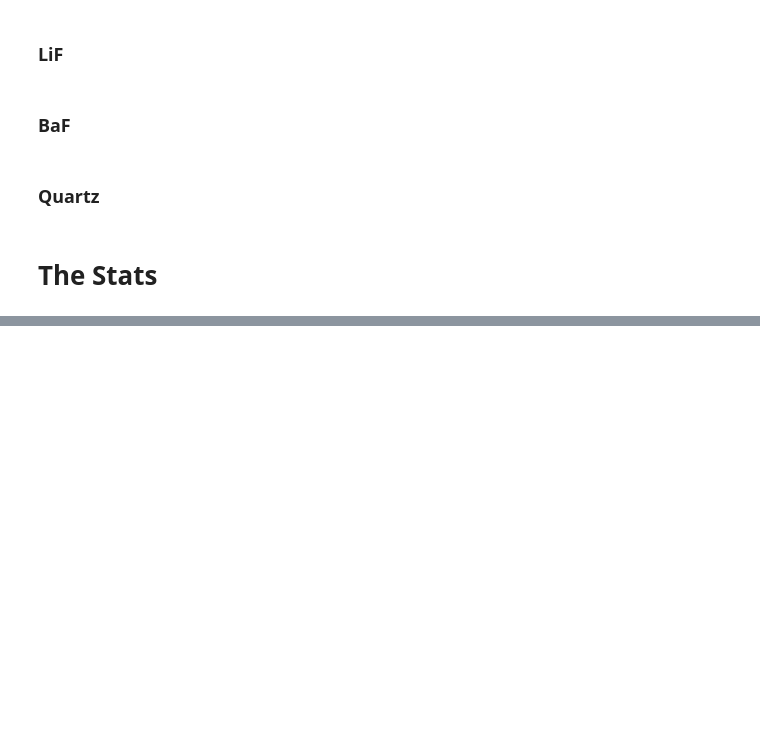
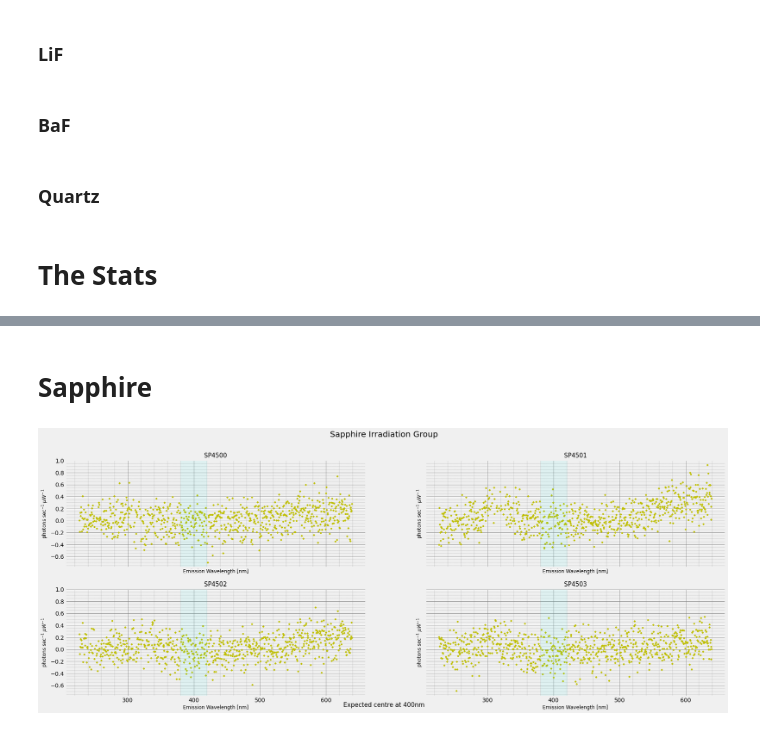
Before and after one commit to nhargy/note3cs, a Jupyter notebook: notebooks/studies/master_neutrons/MN_Statistics.ipynb, the cells around one changed output, grey strips where cells are left out. Drawn from its saved outputs; the diff is of its cells as text; code cells hidden in the pictures; blank space fills up the shorter version.

```diff
--- a/notebooks/studies/master_neutrons/MN_Statistics.ipynb
+++ b/notebooks/studies/master_neutrons/MN_Statistics.ipynb
@@ -7,7 +7,7 @@ import numpy as np
 import pandas as pd
 
 plt.rcParams['figure.figsize'] = 26, 10
-plt.style.use('dark_background')
+plt.style.use('fivethirtyeight')
 
 # custom analysis tools
 from analysis.scan import scan
@@ -744,0 +793,78 @@ Within tolerance.
+# %% [markdown]
+# Sapphire
+# %%
+sm = 5
+exp_col = 'cyan'
+alpha = 0.07
+
+fig, ((ax1,ax2) , (ax3, ax4)) = plt.subplots(nrows = 2, ncols = 2, sharex = True, sharey=True)
+
+wl = '250'
+s1, s2, s3, s4 = get_treated_data('SP4500_A', wl, irrad = True, pr = 12.25, SP=True)
+diff_4_3 = np.subtract(s4[1],s3[1])
+diff_4_2 = np.subtract(s4[1],s2[1])
+diff_4_1 = np.subtract(s4[1],s1[1])
+
+ax1.scatter(s4[0], diff_4_3, color = 'y', s = sm, marker = 'x')
+ax1.axvspan(380, 420, alpha=alpha, color=exp_col)
+
+ax1.grid(True, which='both', linestyle='-', linewidth=0.75, color='grey')
+ax1.minorticks_on()
+ax1.grid(visible=True, which='minor', color='grey', linestyle='--', linewidth=0.4)
+ax1.set_xlabel('Emission Wavelength [nm]', fontsize = 12)
+ax1.set_ylabel(r'photons sec$^{-1} \; \mu W^{-1}$', fontsize = 12)
+ax1.set_title('SP4500', fontsize = 15)
+
+wl = '250'
+s1, s2, s3, s4 = get_treated_data('SP4501_A', wl, irrad = True, pr = 12.25, SP=True)
+diff_4_3 = np.subtract(s4[1],s3[1])
+diff_4_2 = np.subtract(s4[1],s2[1])
+diff_4_1 = np.subtract(s4[1],s1[1])
+
+ax2.scatter(s4[0], diff_4_3, color = 'y', s = sm, marker = 'x')
+ax2.axvspan(380, 420, alpha=alpha, color=exp_col)
+
+ax2.grid(True, which='both', linestyle='-', linewidth=0.75, color='grey')
+ax2.minorticks_on()
+ax2.grid(visible=True, which='minor', color='grey', linestyle='--', linewidth=0.4)
+ax2.set_xlabel('Emission Wavelength [nm]', fontsize = 12)
+ax2.set_ylabel(r'photons sec$^{-1} \; \mu W^{-1}$', fontsize = 12)
+ax2.set_title('SP4501', fontsize = 15)
+
+wl = '250'
+s1, s2, s3, s4 = get_treated_data('SP4502_A', wl, irrad = True, pr = 12.25, SP=True)
+diff_4_3 = np.subtract(s4[1],s3[1])
+diff_4_2 = np.subtract(s4[1],s2[1])
+diff_4_1 = np.subtract(s4[1],s1[1])
+
+ax3.scatter(s4[0], diff_4_3, color = 'y', s = sm, marker = 'x')
+ax3.axvspan(380, 420, alpha=alpha, color=exp_col)
+
+ax3.grid(True, which='both', linestyle='-', linewidth=0.75, color='grey')
+ax3.minorticks_on()
+ax3.grid(visible=True, which='minor', color='grey', linestyle='--', linewidth=0.4)
+ax3.set_xlabel('Emission Wavelength [nm]', fontsize = 12)
+ax3.set_ylabel(r'photons sec$^{-1} \; \mu W^{-1}$', fontsize = 12)
+ax3.set_title('SP4502', fontsize = 15)
+
+wl = '250'
+s1, s2, s3, s4 = get_treated_data('SP4503_A', wl, irrad = True, pr = 12.25, SP=True)
+diff_4_3 = np.subtract(s4[1],s3[1])
+diff_4_2 = np.subtract(s4[1],s2[1])
+diff_4_1 = np.subtract(s4[1],s1[1])
+
+ax4.scatter(s4[0], diff_4_3, color = 'y', s = sm, marker = 'x')
+ax4.axvspan(380, 420, alpha=alpha, color=exp_col, label = 'h')
+
+ax4.grid(True, which='both', linestyle='-', linewidth=0.75, color='grey')
+ax4.minorticks_on()
+ax4.grid(visible=True, which='minor', color='grey', linestyle='--', linewidth=0.4)
+ax4.set_xlabel('Emission Wavelength [nm]', fontsize = 12)
+ax4.set_ylabel(r'photons sec$^{-1} \; \mu W^{-1}$', fontsize = 12)
+ax4.set_title('SP4503', fontsize = 15)
+
+fig.suptitle('Sapphire Irradiation Group', fontsize=20)
+
+fig.text(0.5, 0.04, 'Expected centre at 400nm', ha='center', va='center', fontsize =15);
+# %% [output]
+[figure, added]
```
Also changed, not shown: parts of 15 cells of this notebook, 10 other files.
